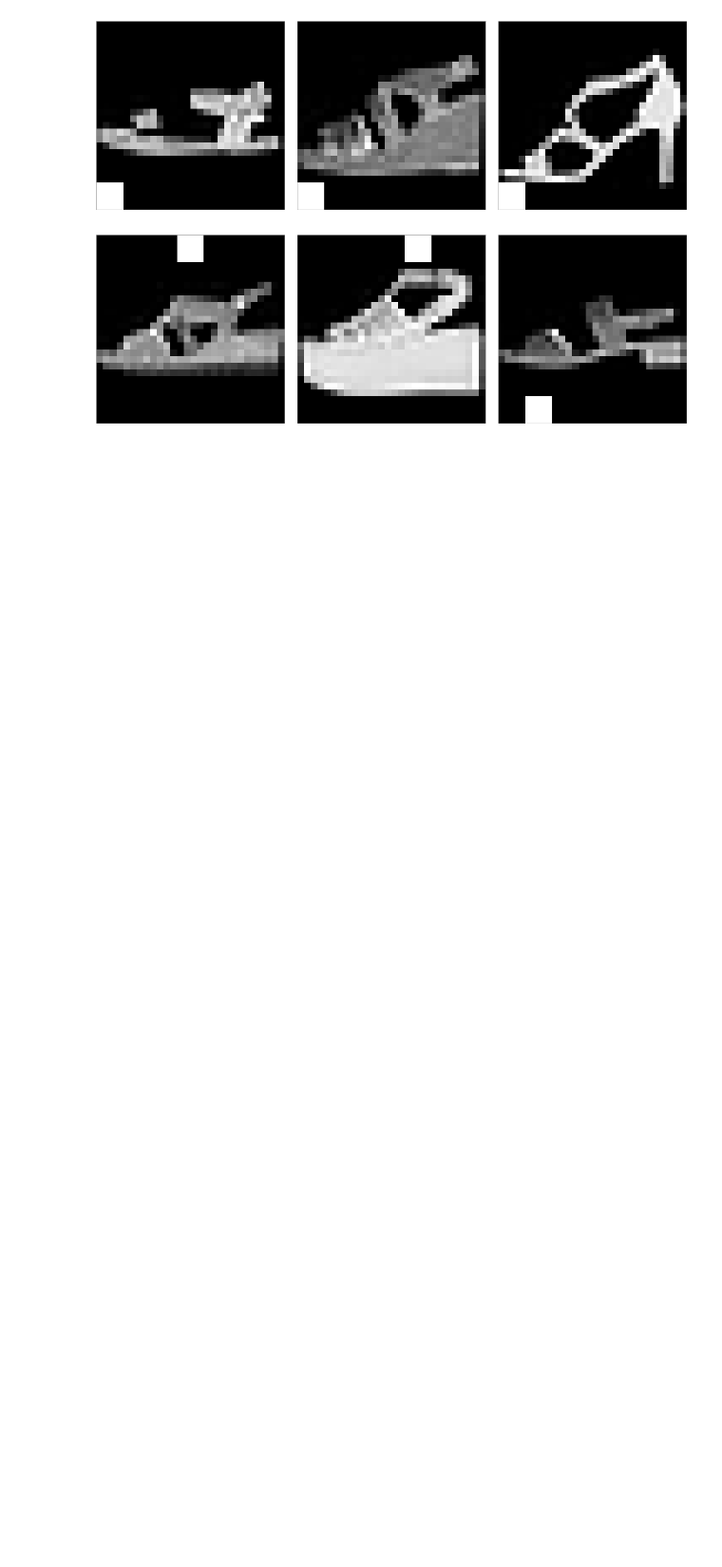
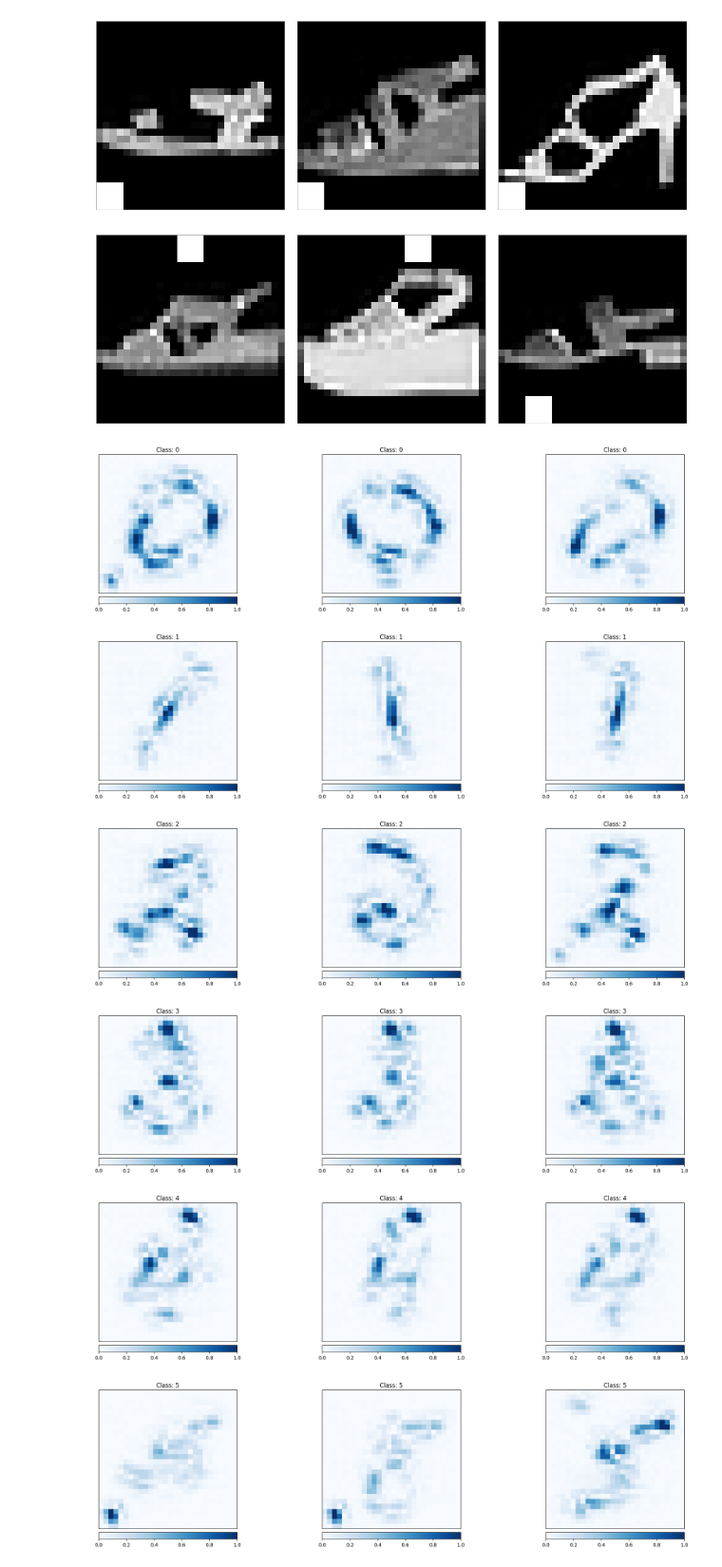
Before and after one commit to Frasor2002/Investigating_novel_sampling_techniques_for_XIL, a Jupyter notebook: visualization.ipynb, the cells around one changed output. Shown at 95% size. Cells and saved outputs as stored; diff of their text form; code cells hidden in the pictures; blank space fills up the shorter version.

Commit message:
auc roc fix and printing logs

```diff
--- a/visualization.ipynb
+++ b/visualization.ipynb
@@ -23,7 +23,7 @@ from dataset.dataset import load_data, create_dataloaders
 from functions.optimizer import load_optimizer
 from functions.loss import load_loss_fun
 from functions.functions import train_model, eval_model, save_checkpoint, load_checkpoint
-from functions.xai import explain_dataset, visualize_k_expl
+from functions.xai import explain_dataset, visualize_k_expl, evaluate_explainations
 from utils.utils import enable_reproducibility
 
 def see_explainations(model_name, dataset, bias_ratio,conf_type, seed=123):
@@ -58,13 +58,21 @@ def see_explainations(model_name, dataset, bias_ratio,conf_type, seed=123):
     device=device
   )
   attrs, imgs = explain_dataset(train_loader, model, device)
+  print(evaluate_explainations(attrs, imgs, train_set.y))
   for cls in range(10):
-    visualize_k_expl(attrs, imgs, train_loader, cls, 3)
+    visualize_k_expl(attrs, imgs, train_set, cls, 3)
 # %%
 see_explainations(
   "ModernLeNet",
   "DecoyMNIST",
-  [0,0.5,0,0,0,0.5,0,0,0.5,0.5],
+  [0,0,0,0.99,0.99,0.99,0.99,0.99,0.99,0.99,0.99],
   2,
   123
   )
+# %% [output]
+[figure, added]
+[figure, added]
+[figure, added]
+[figure, added]
+[figure, added]
+[figure, added]
```
Also changed, not shown: parts of 1 cell of this notebook, 4 other files.
